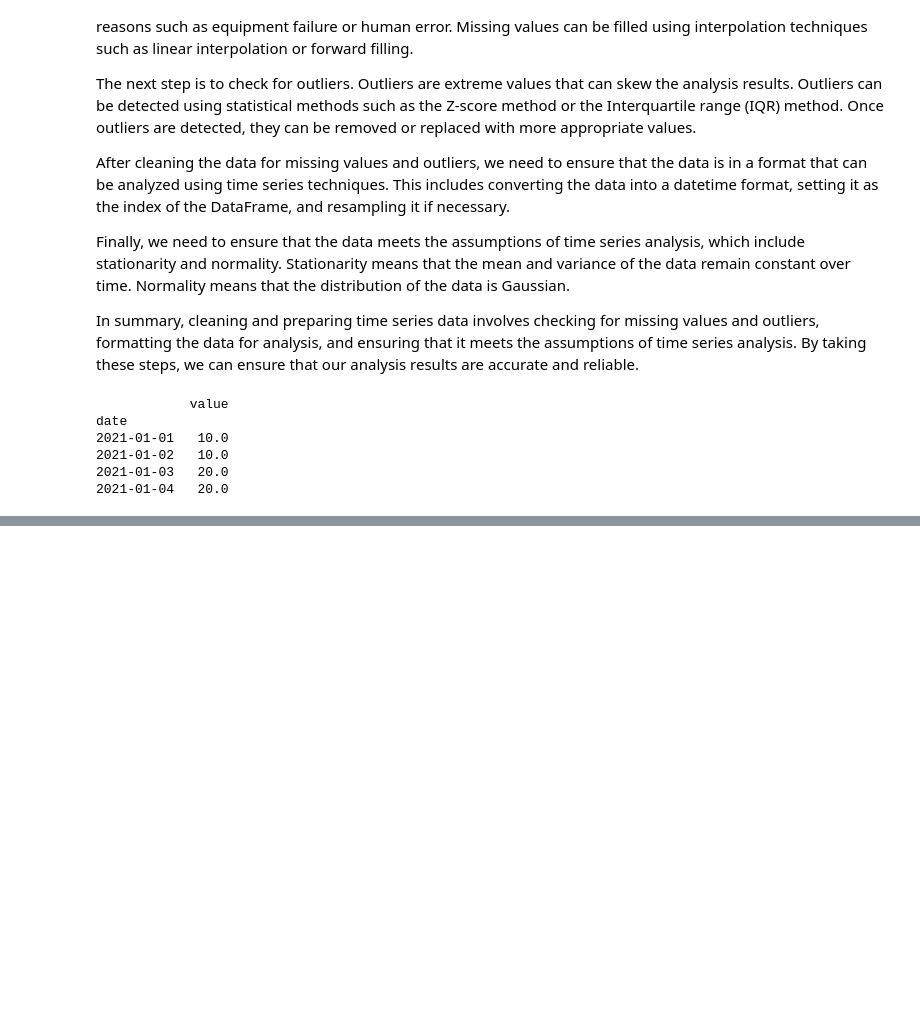
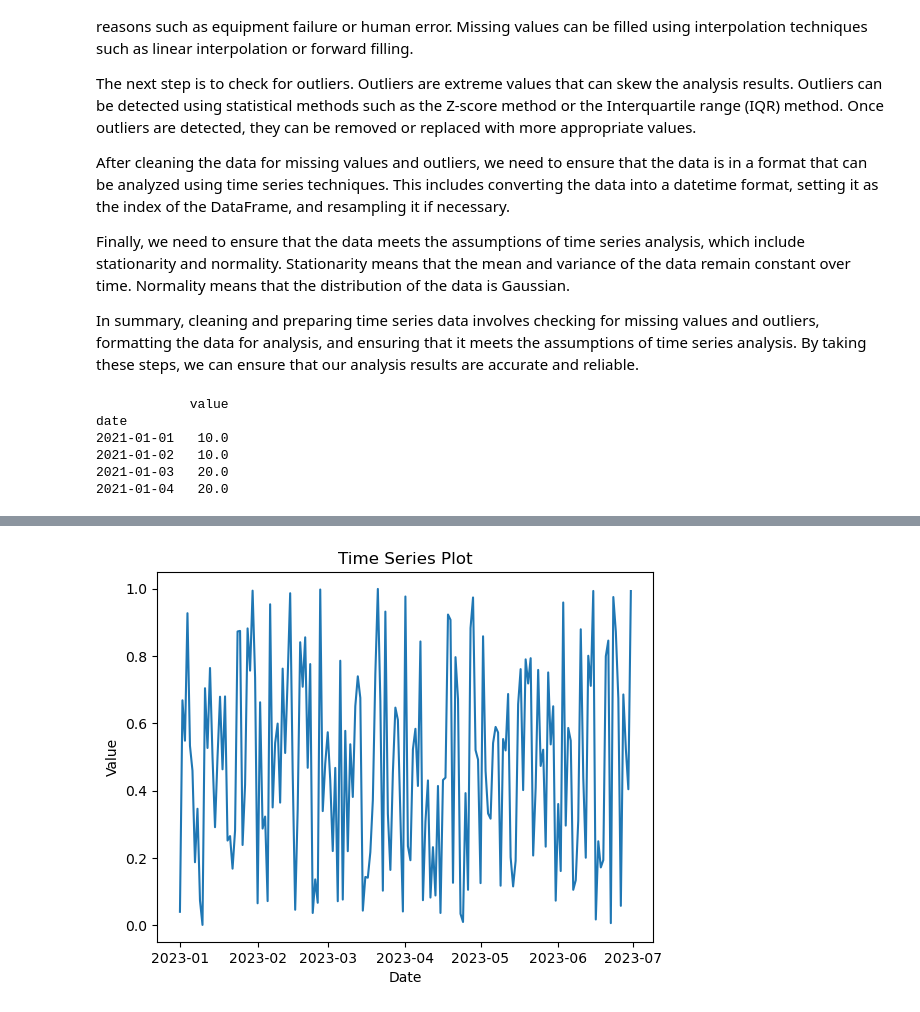
Before and after one commit to sentongo-web/personal_projects, a Jupyter notebook: time_series.ipynb, the cells around one changed output, grey strips where cells are left out. Cells and saved outputs as stored; diff of their text form; code cells hidden in the pictures; blank space fills up the shorter version.

```diff
--- a/time_series.ipynb
+++ b/time_series.ipynb
@@ -91,0 +97,24 @@ date
+# %%
+import matplotlib.pyplot as plt
+import pandas as pd
+import numpy as np
+
+# Generate random data
+dates = pd.date_range(start='2023-01-01', end='2023-06-30', freq='D')
+values = np.random.rand(len(dates))
+
+# Create a DataFrame from the generated data
+data = pd.DataFrame({'value': values}, index=dates)
+
+# Plot time series data
+plt.plot(data.index, data['value'])
+
+# Add axis labels and title
+plt.xlabel('Date')
+plt.ylabel('Value')
+plt.title('Time Series Plot')
+
+# Show plot
+plt.show()
+# %% [output]
+[figure, added]
```
Also changed, not shown: parts of 6 cells of this notebook.
